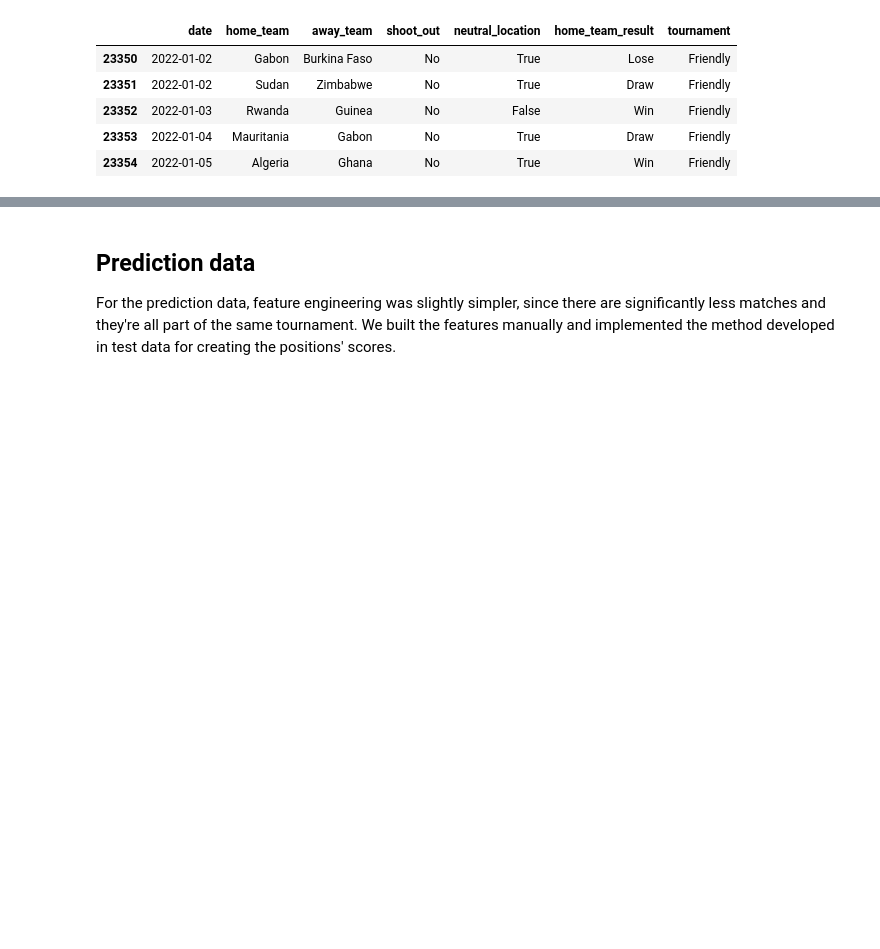
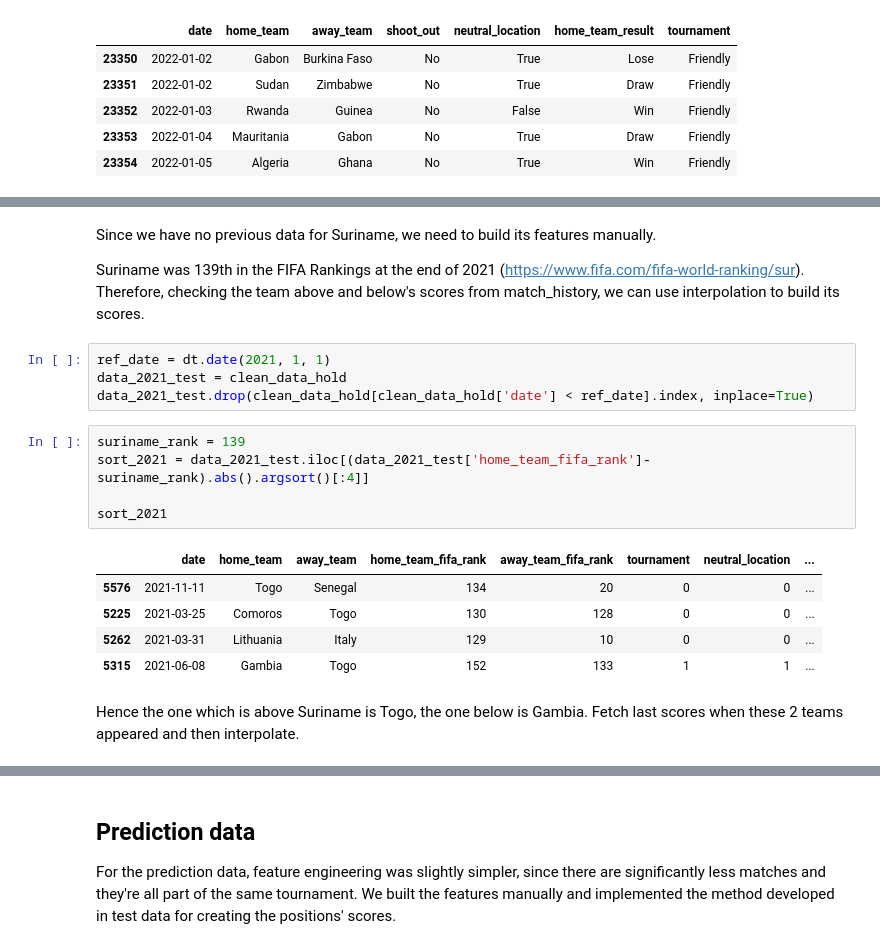
Before and after one commit to rasensiod/ML_Qatar22, a Jupyter notebook: Team2/MLProject_vRA.ipynb, the cells around one changed output, grey strips where cells are left out. Drawn from its saved outputs; the diff is of its cells as text; blank space fills up the shorter version.

```diff
--- a/Team2/MLProject_vRA.ipynb
+++ b/Team2/MLProject_vRA.ipynb
@@ -1324,3 +1164,24 @@ test_data.head()
 | 2 | 2022-01-09 | Cameroon | Burkina Faso | Win | No | False | African Cup of Nations | ... |
 | 3 | 2022-01-10 | Senegal | Zimbabwe | Win | No | True | African Cup of Nations | ... |
 | 4 | 2022-01-10 | Morocco | Ghana | Win | No | True | African Cup of Nations | ... |
+# %% [markdown]
+Since we have no previous data for Suriname, we need to build its features manually.
+
+Suriname was 139th in the FIFA Rankings at the end of 2021 (https://www.fifa.com/fifa-world-ranking/sur). Therefore, checking the team above and below's scores from match_history, we can use interpolation to build its scores.
+# %%
+ref_date = dt.date(2021, 1, 1)
+data_2021_test = clean_data_hold
+data_2021_test.drop(clean_data_hold[clean_data_hold['date'] < ref_date].index, inplace=True)
+# %%
+suriname_rank = 139
+sort_2021 = data_2021_test.iloc[(data_2021_test['home_team_fifa_rank']-suriname_rank).abs().argsort()[:4]]
+
+sort_2021
+# %% [output]
+|  | date | home_team | away_team | home_team_fifa_rank | away_team_fifa_rank | tournament | neutral_location | ... |
+| 5576 | 2021-11-11 | Togo | Senegal | 134 | 20 | 0 | 0 | ... |
+| 5225 | 2021-03-25 | Comoros | Togo | 130 | 128 | 0 | 0 | ... |
+| 5262 | 2021-03-31 | Lithuania | Italy | 129 | 10 | 0 | 0 | ... |
+| 5315 | 2021-06-08 | Gambia | Togo | 152 | 133 | 1 | 1 | ... |
+# %% [markdown]
+Hence the one which is above Suriname is Togo, the one below is Gambia. Fetch last scores when these 2 teams appeared and then interpolate.
```
Also changed, not shown: parts of 65 cells of this notebook, 1 other file.
